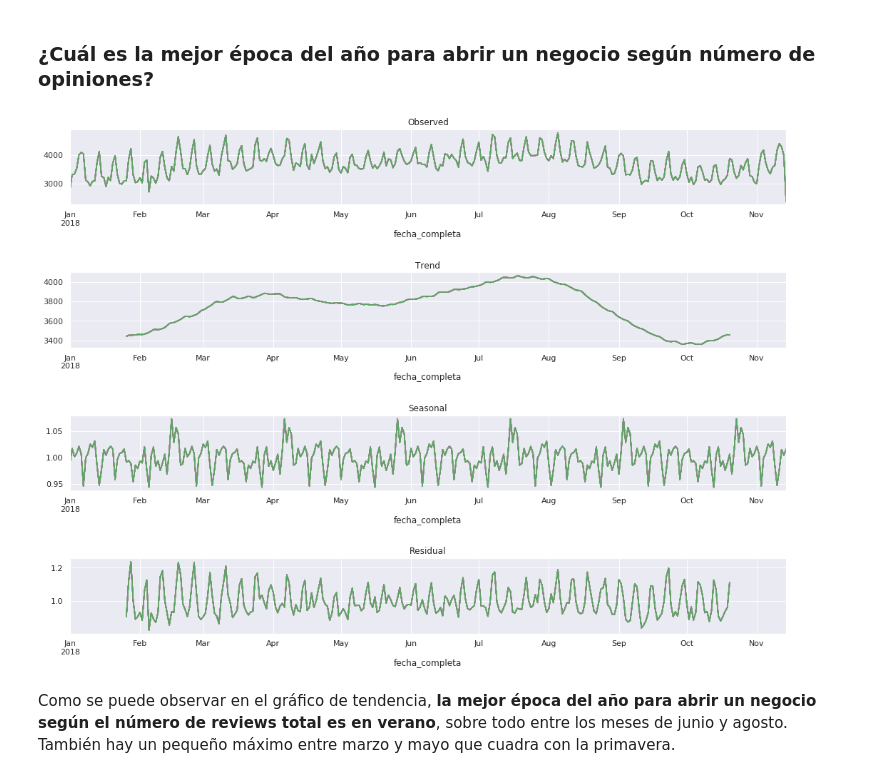
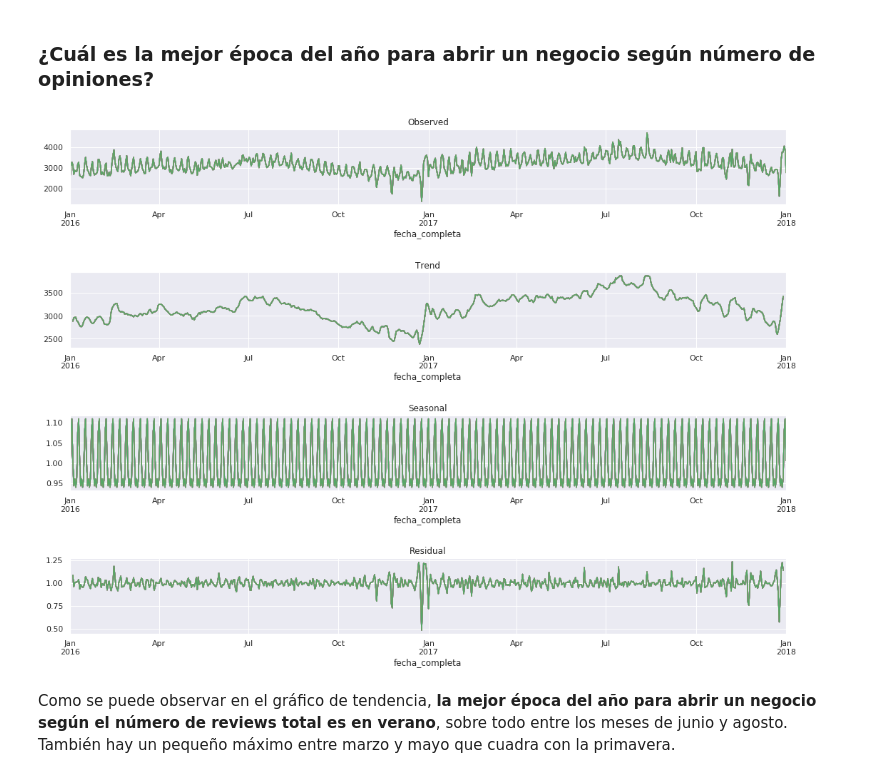
Before and after one commit to jcorrochanoj/DesafioFinalAD, a Jupyter notebook: Analisis_opiniones.ipynb, the cells around one changed output. Cells and saved outputs as stored; diff of their text form; code cells hidden in the pictures.

```diff
--- a/Analisis_opiniones.ipynb
+++ b/Analisis_opiniones.ipynb
@@ -239,24 +254,24 @@ Para averiguar cuál es la época del año en concreto en la que deberíamos abr
 # %%
 from statsmodels.tsa.seasonal import seasonal_decompose
 
 fig, (ax1,ax2,ax3,ax4) = plt.subplots(4,1, figsize=(18,13))
 
-seasonal = seasonal_decompose(df_groupDate[df_groupDate.index >= '2018-1-1'], freq = 50, model='multiplicative')
+seasonal = seasonal_decompose(df_groupDate[(df_groupDate.index >= '2016-1-1') & (df_groupDate.index <= '2018-1-1')], freq = 7, model='multiplicative')
 
 seasonal.observed.plot(ax = ax1, legend=False)
 seasonal.trend.plot(ax = ax2, legend=False)
 seasonal.seasonal.plot(ax = ax3, legend=False)
 seasonal.resid.plot(ax = ax4, legend=False)
 
 
 ax1.title.set_text('Observed')
 ax2.title.set_text('Trend')
 ax3.title.set_text('Seasonal')
 ax4.title.set_text('Residual')
 
 plt.subplots_adjust(hspace= 0.9)
 # %% [output]
-[figure, old version]
+[figure, new version]
 # %% [markdown]
 Como se puede observar en el gráfico de tendencia, **la mejor época del año para abrir un negocio según el número de reviews total es en verano**, sobre todo entre los meses de junio y agosto. También hay un pequeño máximo entre marzo y mayo que cuadra con la primavera.
 # %% [markdown]
```
Also changed, not shown: parts of 19 cells of this notebook, 2 other files.
